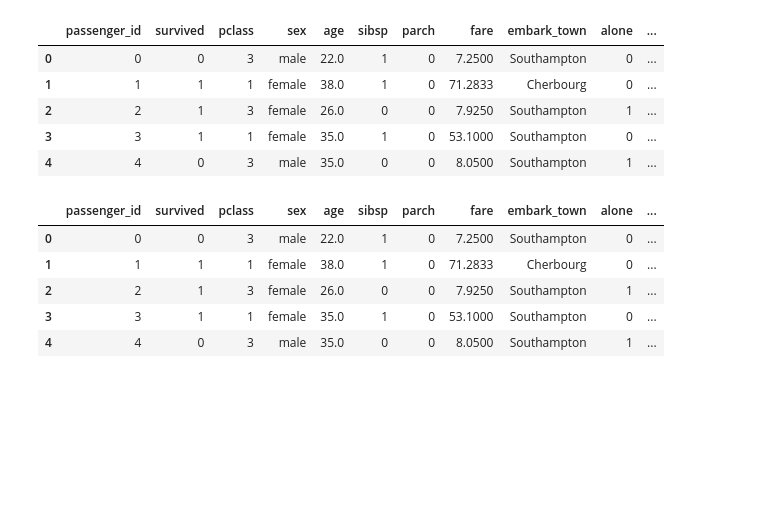
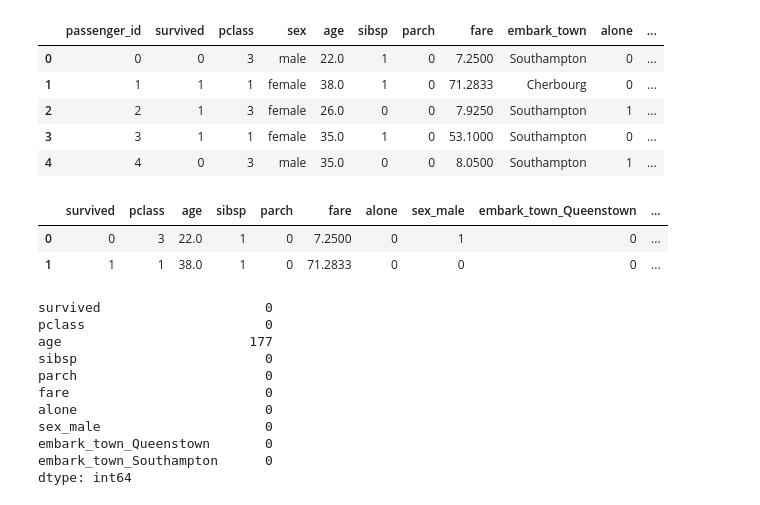
Before and after one commit to lopezelihezer/classification-exercises, a Jupyter notebook: model.ipynb, the cells around one changed output. Saved outputs shown, nothing was run; the diff lists cells and outputs as text; code cells hidden in the pictures; blank space fills up the shorter version.

```diff
--- a/model.ipynb
+++ b/model.ipynb
@@ -362,11 +362,23 @@ df.head()
 | 3 | 3 | 1 | 1 | female | 35.0 | 1 | 0 | 53.1000 | Southampton | 0 | ... |
 | 4 | 4 | 0 | 3 | male | 35.0 | 0 | 0 | 8.0500 | Southampton | 1 | ... |
 # %%
-df.head()
+df = df.drop(columns=['passenger_id', 'sex', 'embark_town'])
+df.head(2)
 # %% [output]
-|  | passenger_id | survived | pclass | sex | age | sibsp | parch | fare | embark_town | alone | ... |
-| 0 | 0 | 0 | 3 | male | 22.0 | 1 | 0 | 7.2500 | Southampton | 0 | ... |
-| 1 | 1 | 1 | 1 | female | 38.0 | 1 | 0 | 71.2833 | Cherbourg | 0 | ... |
-| 2 | 2 | 1 | 3 | female | 26.0 | 0 | 0 | 7.9250 | Southampton | 1 | ... |
-| 3 | 3 | 1 | 1 | female | 35.0 | 1 | 0 | 53.1000 | Southampton | 0 | ... |
-| 4 | 4 | 0 | 3 | male | 35.0 | 0 | 0 | 8.0500 | Southampton | 1 | ... |
+|  | survived | pclass | age | sibsp | parch | fare | alone | sex_male | embark_town_Queenstown | ... |
+| 0 | 0 | 3 | 22.0 | 1 | 0 | 7.2500 | 0 | 1 | 0 | ... |
+| 1 | 1 | 1 | 38.0 | 1 | 0 | 71.2833 | 0 | 0 | 0 | ... |
+# %%
+df.isna().sum()
+# %% [output]
+survived                     0
+pclass                       0
+age                        177
+sibsp                        0
+parch                        0
+fare                         0
+alone                        0
+sex_male                     0
+embark_town_Queenstown       0
+embark_town_Southampton      0
+dtype: int64
```
Also changed, not shown: parts of 18 cells of this notebook, 1 other file.
